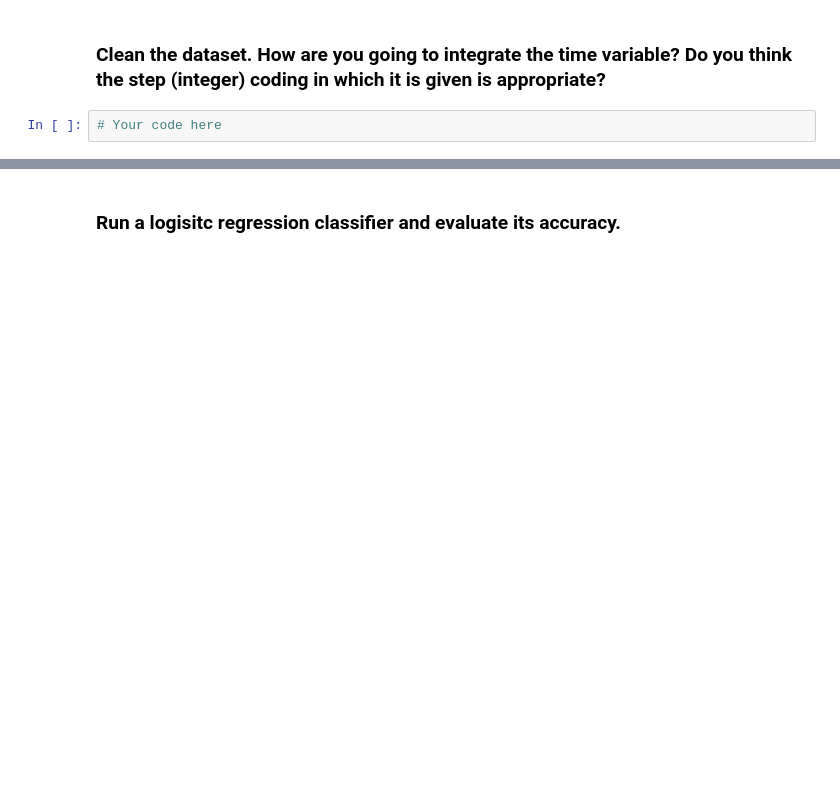
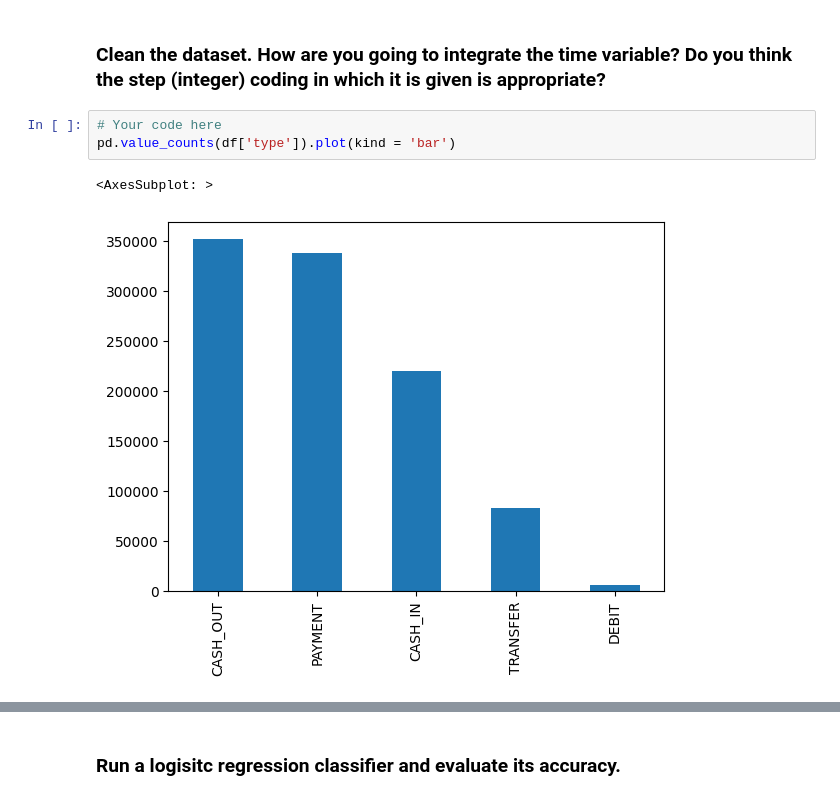
Before and after one commit to ta-data-lis/lab-imbalance, a Jupyter notebook: your-code/lab_imbalance.ipynb, the cells around one changed output, grey strips where cells are left out. Drawn from its saved outputs; the diff is of its cells as text; blank space fills up the shorter version.

```diff
--- a/your-code/lab_imbalance.ipynb
+++ b/your-code/lab_imbalance.ipynb
@@ -19,3 +62,7 @@ Like we disussed in class, when we have noisy data, if we are not careful, we ca
 ### Clean the dataset. How are you going to integrate the time variable? Do you think the step (integer) coding in which it is given is appropriate?
 # %%
 # Your code here
+pd.value_counts(df['type']).plot(kind = 'bar')
+# %% [output]
+<AxesSubplot: >
+[figure, added]
```
Also changed, not shown: parts of 13 cells of this notebook.
